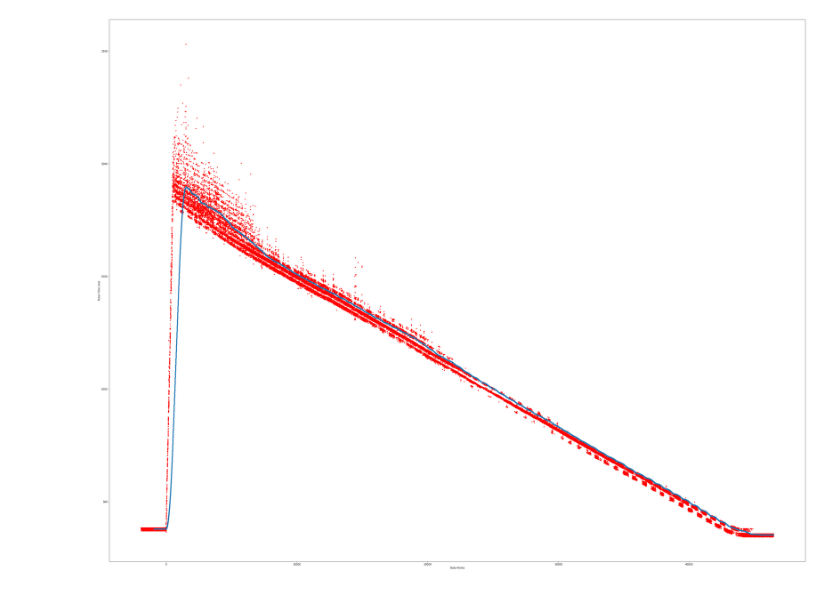
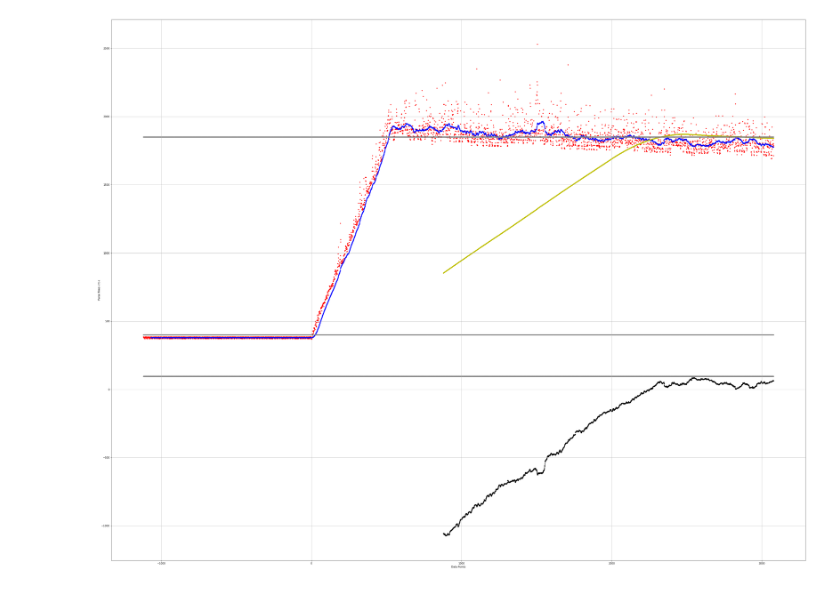
Before and after one commit to skhg/toilet-sensor, a Jupyter notebook: data/Analysis.ipynb, the cells around one changed output. Cells and saved outputs as stored; diff of their text form; code cells hidden in the pictures.

```diff
--- a/data/Analysis.ipynb
+++ b/data/Analysis.ipynb
@@ -13,10 +4,50 @@ df_concat.insert(0, 'time', range(-1920, -1920 + len(df)))
+# %%
+top = 400
+bottom = 1850
+sense = (bottom - top) / 15
+# %%
+# df = pd.read_csv("toilet_highres.csv")
+df = pd.read_csv("toilet_highres.csv", nrows = 5000)
+
+df = df.truncate(before = 800)
+df.rename(columns={'255':'raw'}, inplace=True)
+
+avg50 = df.rolling(window=50).mean()
+avg50.rename(columns={'raw':'rolling_avg_50'}, inplace=True)
+
+avg500 = df.rolling(window=500).mean()
+avg500.rename(columns={'raw':'rolling_avg_500'}, inplace=True)
+
+avg1000 = df.rolling(window=2000).mean()
+avg1000.rename(columns={'raw':'rolling_avg_1000'}, inplace=True)
+
+df_concat = pd.concat([df, avg50, avg500, avg1000], axis=1)
+df_concat.insert(0, 'time', range(-1120, -1120 + len(df)))
+
+df_concat.insert(0, 'top', top)
+df_concat.insert(0, 'bottom', bottom)
+df_concat.insert(0, 'sense', sense)
+
+
+df_concat.insert(0, 'diff50_1000', df_concat['rolling_avg_1000'] - df_concat['rolling_avg_50'])
+df_concat.insert(0, 'diff500_1000', df_concat['rolling_avg_500'] -df_concat['rolling_avg_1000'])
 # %%
 plt.figure(figsize=(50,40))
 plt.scatter(df_concat['time'], df_concat['raw'], color='r', marker='.')
-plt.scatter(df_concat['time'], df_concat['rolling_avg'], marker='.')
+plt.scatter(df_concat['time'], df_concat['rolling_avg_50'], color='b', marker='.')
+plt.scatter(df_concat['time'], df_concat['rolling_avg_1000'], color='y', marker='.')
+
+plt.scatter(df_concat['time'], df_concat['diff50_1000'], color='black', marker='.')
+# plt.scatter(df_concat['time'], df_concat['diff500_1000'], color='gray', marker='.')
+
+plt.scatter(df_concat['time'], df_concat['top'], color='gray', marker='.')
+plt.scatter(df_concat['time'], df_concat['bottom'], color='gray', marker='.')
+plt.scatter(df_concat['time'], df_concat['sense'], color='gray', marker='.')
+
 
 plt.xlabel('Data Points')
 plt.ylabel('Pulse Time (ms)')
+plt.grid(which='both')
 plt.show()
 # %% [output]
-[figure, old version]
+[figure, new version]
```
Also changed, not shown: parts of 1 cell of this notebook, 2 other files.
